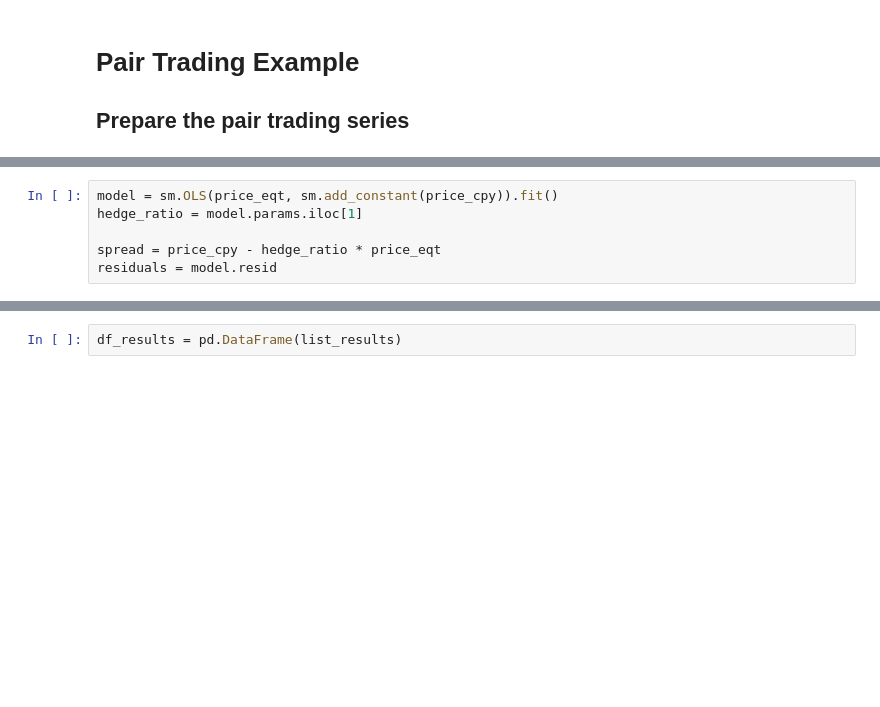
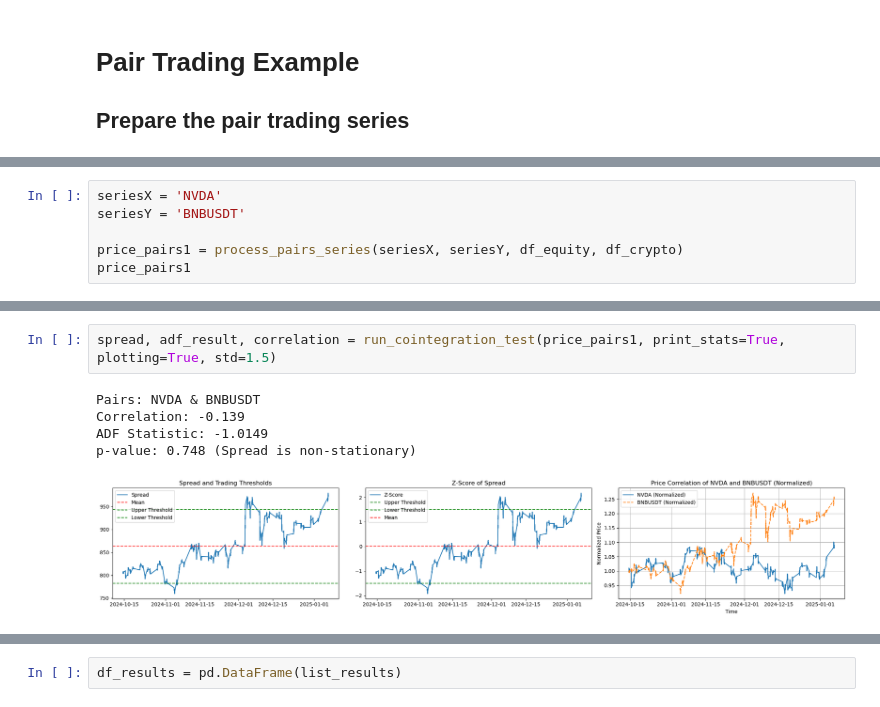
Before and after one commit to nite4/mscfe-masters-project, a Jupyter notebook: src/read_process_raw.ipynb, the cells around one changed output, grey strips where cells are left out. Drawn from its saved outputs; the diff is of its cells as text; blank space fills up the shorter version.

```diff
--- a/src/read_process_raw.ipynb
+++ b/src/read_process_raw.ipynb
@@ -183,0 +109,6 @@ price_pairs
+# %%
+seriesX = 'NVDA'
+seriesY = 'BNBUSDT'
+
+price_pairs1 = process_pairs_series(seriesX, seriesY, df_equity, df_crypto)
+price_pairs1
@@ -208,6 +152,0 @@ Name: NVDA, Length: 4456, dtype: float64
-# %%
-model = sm.OLS(price_eqt, sm.add_constant(price_cpy)).fit()
-hedge_ratio = model.params.iloc[1]
-
-spread = price_cpy - hedge_ratio * price_eqt
-residuals = model.resid
@@ -299,0 +220,8 @@ The spread is not stationary.
+# %%
+spread, adf_result, correlation = run_cointegration_test(price_pairs1, print_stats=True, plotting=True, std=1.5)
+# %% [output]
+Pairs: NVDA & BNBUSDT
+Correlation: -0.139
+ADF Statistic: -1.0149
+p-value: 0.748 (Spread is non-stationary)
+[figure, added]
```
Also changed, not shown: parts of 39 cells of this notebook.
